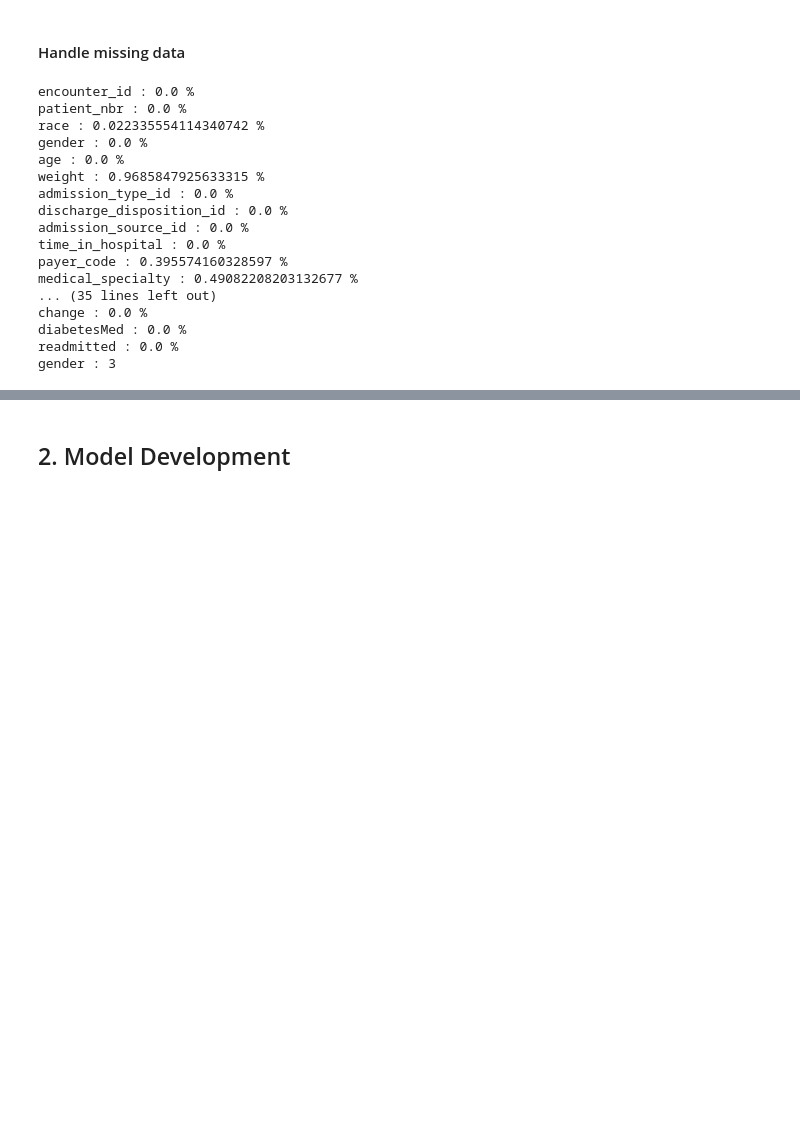
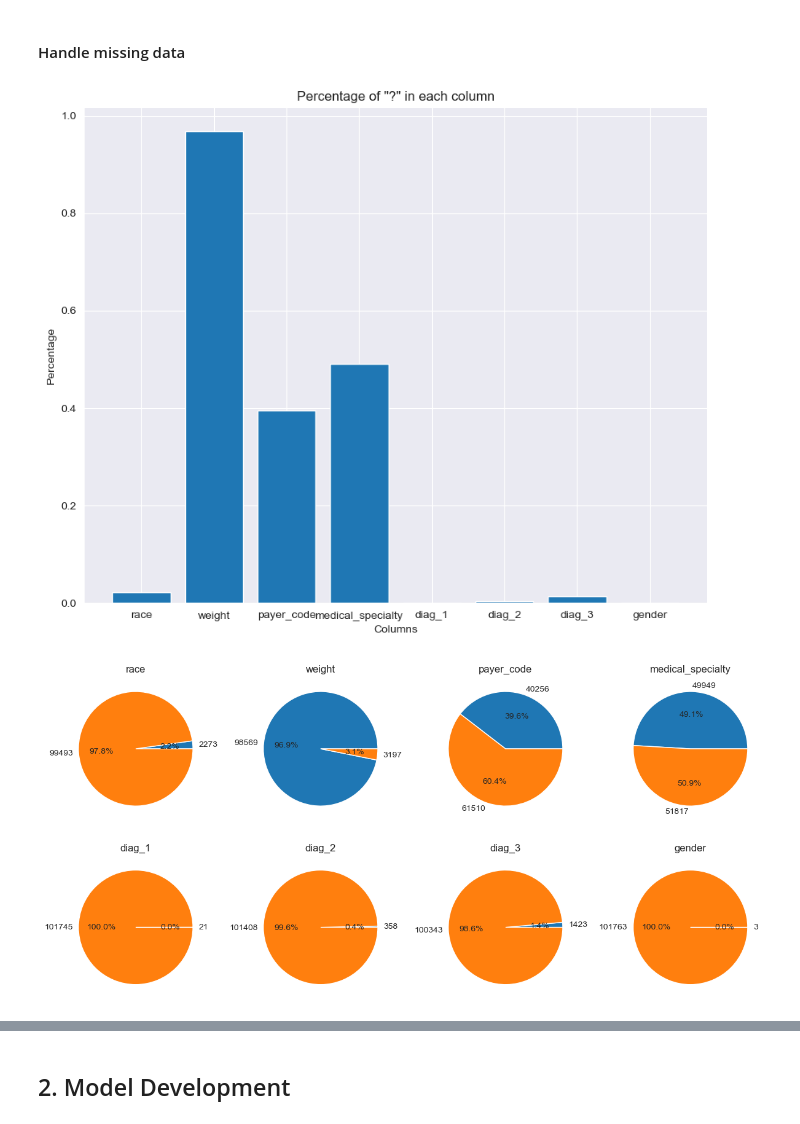
Before and after one commit to FaranF22/ml4, a Jupyter notebook: Assignment4.ipynb, the cells around one changed output, grey strips where cells are left out. Drawn from its saved outputs; the diff is of its cells as text; code cells hidden in the pictures; blank space fills up the shorter version.

```diff
--- a/Assignment4.ipynb
+++ b/Assignment4.ipynb
@@ -141,32 +160,50 @@ The dataset has the following features:
 ['NO', '>30', '<30']
 # %% [markdown]
 #### Handle missing data
-# %%
-m = df.shape[0]
-for col in df.columns:
-    count = df[col].astype(str).str.count('\?').sum()
-    print(f"{col} : {count / m} %")
-
-count = df["gender"].astype(str).str.count('Unknown/Invalid').sum()
-print(f"gender : {count}")
-# %% [output]
-encounter_id : 0.0 %
-patient_nbr : 0.0 %
-race : 0.022335554114340742 %
-gender : 0.0 %
-age : 0.0 %
-weight : 0.9685847925633315 %
-admission_type_id : 0.0 %
-discharge_disposition_id : 0.0 %
-admission_source_id : 0.0 %
-time_in_hospital : 0.0 %
-payer_code : 0.395574160328597 %
-medical_specialty : 0.49082208203132677 %
-... (35 lines left out)
-change : 0.0 %
-diabetesMed : 0.0 %
-readmitted : 0.0 %
-gender : 3
+# %%
+m = df.shape[0]
+counts_percent = []
+counts = []
+cols = []
+
+for col in df.columns:
+    count = df[col].astype(str).str.count('\?').sum()
+    if count > 0:
+        counts_percent.append(count / m)
+        cols.append(col)
+        counts.append(count)
+
+age_count = df['gender'].astype(str).str.count('Unknown/Invalid').sum()
+counts_percent.append(age_count / m)
+cols.append('gender')
+counts.append(age_count)
+
+plt.figure(figsize=(10, 8))
+plt.bar(cols, counts_percent)
+plt.title('Percentage of "?" in each column')
+plt.xlabel('Columns')
+plt.ylabel('Percentage')
+plt.show()
+
+fig, axs = plt.subplots(2, 4, figsize=(12, 6))
+axs = axs.flatten()
+
+for i in range(len(cols)):
+    axs[i].pie([counts_percent[i], 1 - counts_percent[i]], labels = [counts[i], m - counts[i]], autopct='%1.1f%%')
+    axs[i].set_title(cols[i])
+
+plt.tight_layout()
+plt.show()
+
+#
+# duplicates_df = pd.DataFrame({'is_duplicate': df.duplicated(subset=['patient_nbr'], keep=False)})
+# grouped_df = duplicates_df.groupby('is_duplicate').size().reset_index(name='counts')
+# plt.pie(grouped_df['counts'], labels=grouped_df['is_duplicate'], autopct='%1.1f%%')
+# plt.title('Duplicates vs Non-Duplicates in Column')
+# plt.show()
+# %% [output]
+[figure, added]
+[figure, added]
 # %%
 # Categorical Values
 races = ["AfricanAmerican", "Other", "Caucasian", "Asian", "Hispanic"]
```
Also changed, not shown: parts of 18 cells of this notebook.
